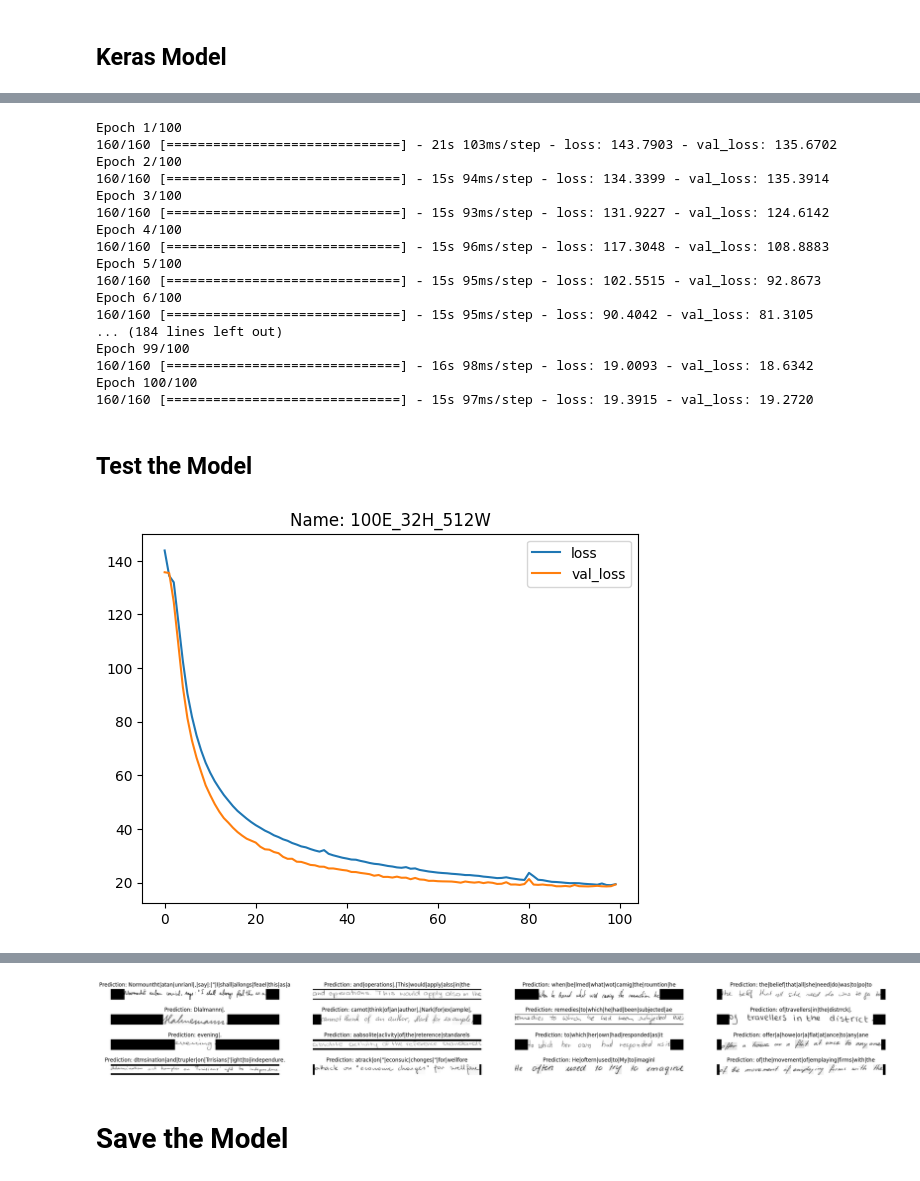
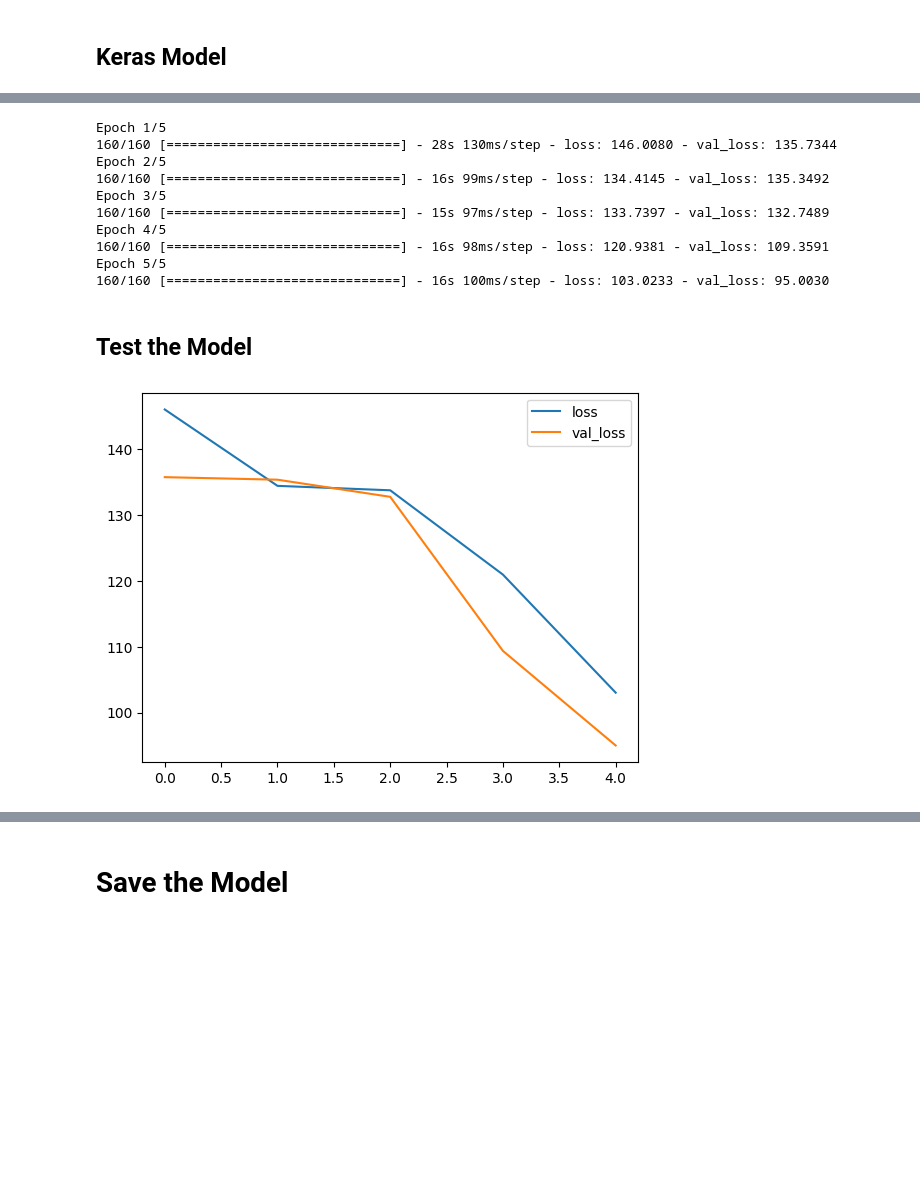
Before and after one commit to DevTimBo/SmartApp-Project, a Jupyter notebook: main.ipynb, the cells around one changed output, grey strips where cells are left out. Drawn from its saved outputs; the diff is of its cells as text; code cells hidden in the pictures; blank space fills up the shorter version.

Commit message:
automate model evaluation

```diff
--- a/main.ipynb
+++ b/main.ipynb
@@ -49,9 +63,9 @@ test_ds = tokenizer.prepare_dataset(x_test_img_paths, y_test_labels)
 for data in train_ds.take(1):
     images, labels = data["image"], data["label"]
 
-    _, ax = plt.subplots(2, 2, figsize=(16, 4))
+    ax = plt.subplots(4, 4, figsize=(32, 4))[1]
 
-    for i in range(4):
+    for i in range(16):
         img = images[i]
         img = tf.image.flip_left_right(img)
         img = tf.transpose(img, perm=[1, 0, 2])
@@ -65,10 +79,9 @@ for data in train_ds.take(1):
         label = tf.strings.reduce_join(tokenizer.num_to_char(indices))
         label = label.numpy().decode("utf-8")
 
-        ax[i // 2, i % 2].imshow(img, cmap="gray")
-        ax[i // 2, i % 2].set_title(label)
-        ax[i // 2, i % 2].axis("off")
-
+        ax[i // 4, i % 4].imshow(img, cmap="gray")
+        ax[i // 4, i % 4].set_title(label)
+        ax[i // 4, i % 4].axis("off")
 
 plt.show()
 # %% [output]
@@ -184,8 +189,6 @@ Trainable params: 424,210
 Non-trainable params: 0
 __________________________________________________________________________________________________
 # %%
-epochs = 100  # To get good results this should be at least 50.
-
 model = build_model()
 prediction_model = keras.models.Model(
     model.get_layer(name="image").input, model.get_layer(name="dense2").output
@@ -195,26 +198,19 @@ prediction_model = keras.models.Model(
 history = model.fit(
     train_ds,
     validation_data=test_ds,
-    epochs=epochs,
+    epochs=EPOCHS,
 )
 # %% [output]
-Epoch 1/100
-160/160 [==============================] - 21s 103ms/step - loss: 143.7903 - val_loss: 135.6702
-Epoch 2/100
-160/160 [==============================] - 15s 94ms/step - loss: 134.3399 - val_loss: 135.3914
-Epoch 3/100
-160/160 [==============================] - 15s 93ms/step - loss: 131.9227 - val_loss: 124.6142
-Epoch 4/100
-160/160 [==============================] - 15s 96ms/step - loss: 117.3048 - val_loss: 108.8883
-Epoch 5/100
-160/160 [==============================] - 15s 95ms/step - loss: 102.5515 - val_loss: 92.8673
-Epoch 6/100
-160/160 [==============================] - 15s 95ms/step - loss: 90.4042 - val_loss: 81.3105
-... (184 lines left out)
-Epoch 99/100
-160/160 [==============================] - 16s 98ms/step - loss: 19.0093 - val_loss: 18.6342
-Epoch 100/100
-160/160 [==============================] - 15s 97ms/step - loss: 19.3915 - val_loss: 19.2720
+Epoch 1/5
+160/160 [==============================] - 28s 130ms/step - loss: 146.0080 - val_loss: 135.7344
+Epoch 2/5
+160/160 [==============================] - 16s 99ms/step - loss: 134.4145 - val_loss: 135.3492
+Epoch 3/5
+160/160 [==============================] - 15s 97ms/step - loss: 133.7397 - val_loss: 132.7489
+Epoch 4/5
+160/160 [==============================] - 16s 98ms/step - loss: 120.9381 - val_loss: 109.3591
+Epoch 5/5
+160/160 [==============================] - 16s 100ms/step - loss: 103.0233 - val_loss: 95.0030
 # %% [markdown]
 ## Test the Model
 # %%
@@ -256,9 +252,7 @@ def create_dir(path_to_dir):
 def decode_batch_predictions(pred):
     input_len = np.ones(pred.shape[0]) * pred.shape[1]
     # Use greedy search. For complex tasks, you can use beam search.
-    results = keras.backend.ctc_decode(pred, input_length=input_len, greedy=True)[0][0][
-        :, :load_data.max_len
-    ]
+    results = keras.backend.ctc_decode(pred, input_length=input_len, greedy=True)[0][0][:, :load_data.max_len]
     # Iterate over the results and get back the text.
     output_text = []
     for res in results:
@@ -291,15 +285,20 @@ def plot_evaluation(name, dir_path):
     path = os.path.join(dir_path, name + '_result.png')
     plt.savefig(path)
 # %%
-NAME = "{epoch}E_{height}H_{width}W".format(epoch=epochs, height=image_height, width=image_width)
+files_with_model_name = [file for file in os.listdir(TEST_RESULT_DIR_NAME) if MODEL_NAME in file]
+metrics = history.history
 
-if SAVE_HISTORY:
-    TEST_RESULT_DIR_NAME = pathlib.Path(os.getcwd()).joinpath('test_results')
-    if not os.path.exists(TEST_RESULT_DIR_NAME):
-        create_dir(TEST_RESULT_DIR_NAME)
-    plot_history(history, NAME, TEST_RESULT_DIR_NAME)
-    plot_evaluation(NAME, TEST_RESULT_DIR_NAME)
+if not files_with_model_name:
+    NAME = "{name}_{epoch}E_{height}H_{width}W_{loss}L_{val_loss}VL".format(
+        name=MODEL_NAME, epoch=EPOCHS, height=IMAGE_HEIGHT, width=IMAGE_WIDTH,
+        loss=round(metrics['loss'][-1]), val_loss=round(metrics['val_loss'][-1]))
+
+    if SAVE_HISTORY:
+        if not os.path.exists(TEST_RESULT_DIR_NAME):
+            create_dir(TEST_RESULT_DIR_NAME)
+        plot_history(history, NAME, TEST_RESULT_DIR_NAME)
+        plot_evaluation(NAME, TEST_RESULT_DIR_NAME)
 else:
-     plot_history_simple(history)
+    plot_history_simple(history)
 # %% [output]
-[figure, old version]
+[figure, new version]
@@ -307,4 +305,3 @@ else:
-[figure, removed]
 # %% [markdown]
 # Save the Model
 # %%
```
Also changed, not shown: parts of 9 cells of this notebook, 7 other files.
